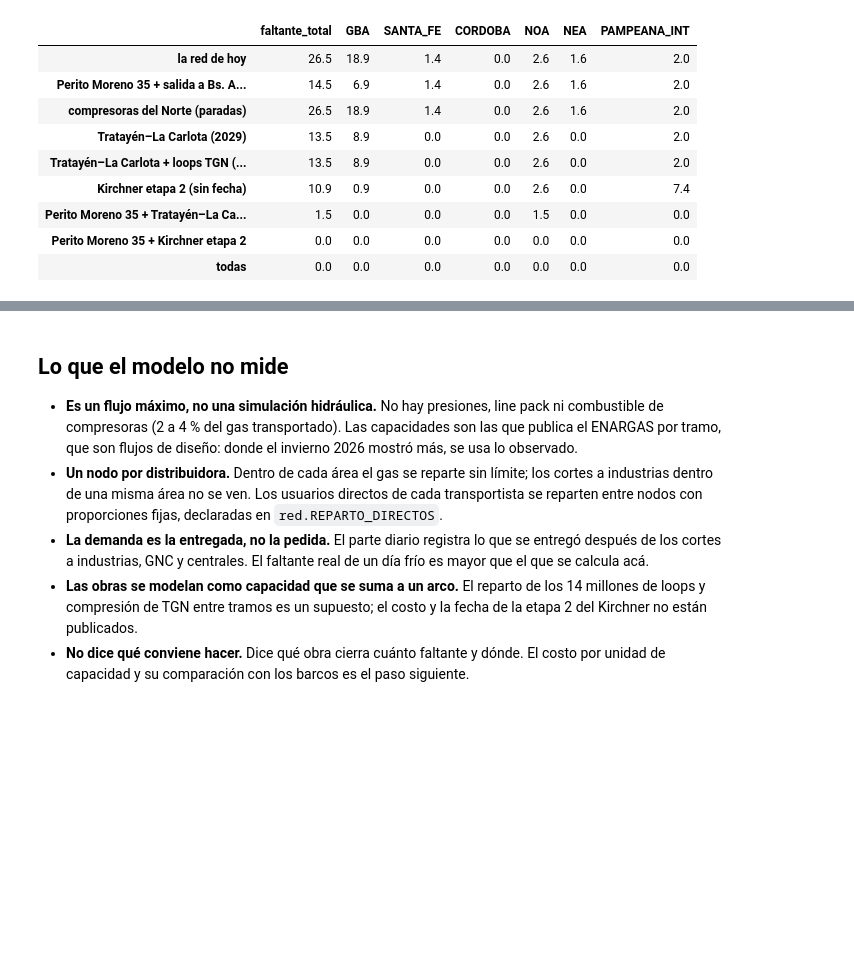
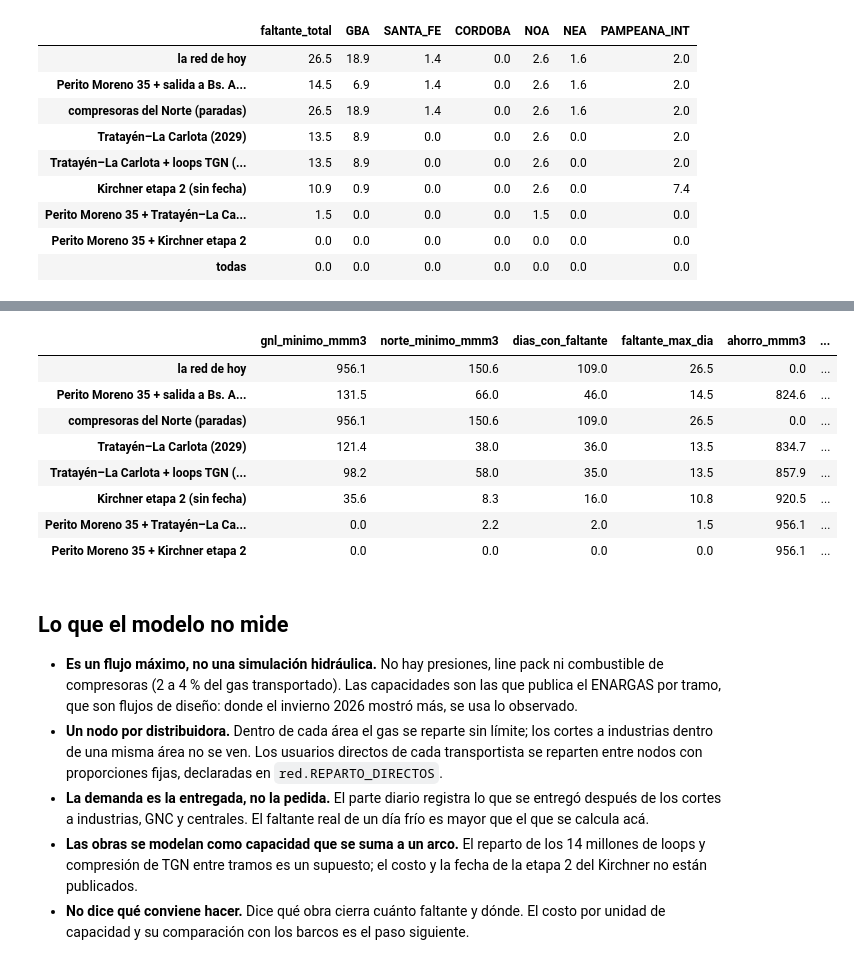
Before and after one commit to dpinero14/gas-lab, a Jupyter notebook: notebooks/03_la_red.ipynb, the cells around one changed output, grey strips where cells are left out. Saved outputs shown, nothing was run; the diff lists cells and outputs as text; code cells hidden in the pictures; blank space fills up the shorter version.

```diff
--- a/notebooks/03_la_red.ipynb
+++ b/notebooks/03_la_red.ipynb
@@ -197,3 +254,15 @@ tablas["Día frío de un invierno frío (+8 %, demanda 158)"].rename(index=rot)[
+# %%
+balances["invierno frío (+8 %, Neuquina +13)"].rename(index=rot).round(1)
+# %% [output]
+|  | gnl_minimo_mmm3 | norte_minimo_mmm3 | dias_con_faltante | faltante_max_dia | ahorro_mmm3 | ... |
+| la red de hoy | 956.1 | 150.6 | 109.0 | 26.5 | 0.0 | ... |
+| Perito Moreno 35 + salida a Bs. A... | 131.5 | 66.0 | 46.0 | 14.5 | 824.6 | ... |
+| compresoras del Norte (paradas) | 956.1 | 150.6 | 109.0 | 26.5 | 0.0 | ... |
+| Tratayén–La Carlota (2029) | 121.4 | 38.0 | 36.0 | 13.5 | 834.7 | ... |
+| Tratayén–La Carlota + loops TGN (... | 98.2 | 58.0 | 35.0 | 13.5 | 857.9 | ... |
+| Kirchner etapa 2 (sin fecha) | 35.6 | 8.3 | 16.0 | 10.8 | 920.5 | ... |
+| Perito Moreno 35 + Tratayén–La Ca... | 0.0 | 2.2 | 2.0 | 1.5 | 956.1 | ... |
+| Perito Moreno 35 + Kirchner etapa 2 | 0.0 | 0.0 | 0.0 | 0.0 | 956.1 | ... |
 # %% [markdown]
 ## Lo que el modelo no mide
 
```
Also changed, not shown: parts of 3 cells of this notebook, 8 other files.
